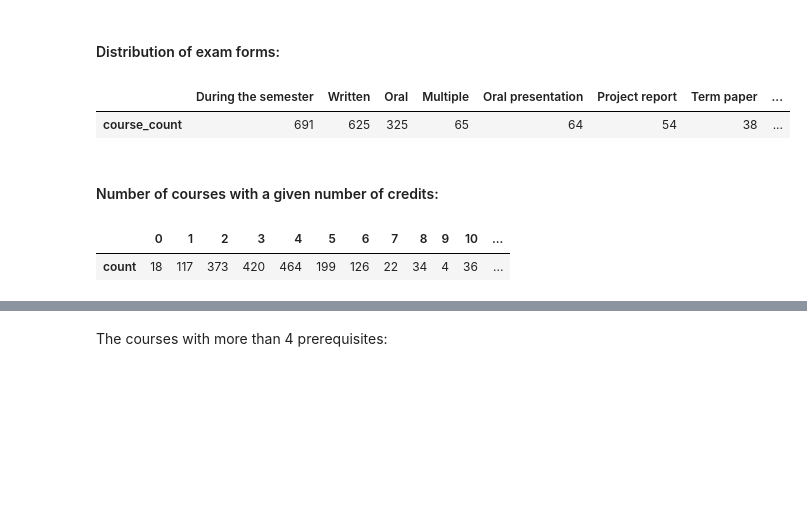
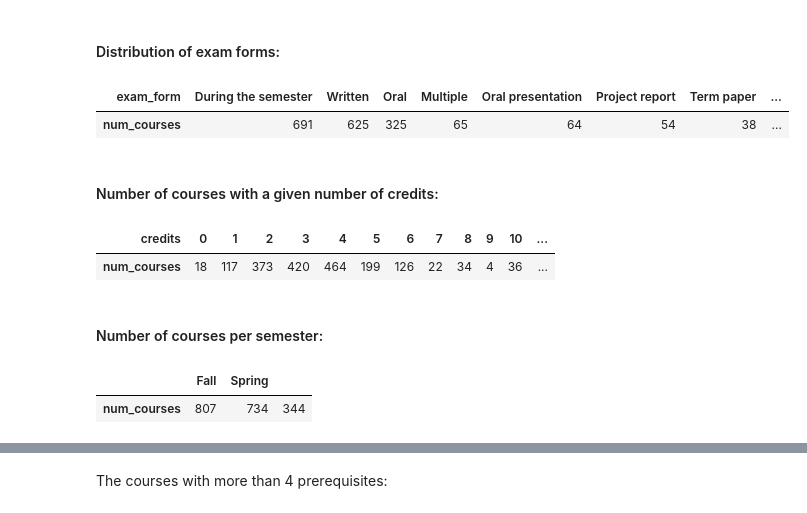
Before and after one commit to valentinoli/epfl-interactive-coursebook, a Jupyter notebook: python/analysis.ipynb, the cells around one changed output, grey strips where cells are left out. Drawn from its saved outputs; the diff is of its cells as text; code cells hidden in the pictures; blank space fills up the shorter version.

Commit message:
README: milestone 1, add stats tables and plots

```diff
--- a/python/analysis.ipynb
+++ b/python/analysis.ipynb
@@ -90,14 +134,37 @@ courses.head(5)
 # %% [markdown]
 #### Distribution of exam forms:
 # %%
-courses['exam_form'].value_counts().to_frame().rename(columns={'exam_form': 'course_count'}, index={'': 'None'}).T
+exam_forms_dist = (
+    courses['exam_form'].value_counts()
+    .to_frame('num_courses')
+    .rename_axis(index='exam_form')
+    .rename(index={'': 'None'}).T
+)
+
+exam_forms_dist
 # %% [output]
-|  | During the semester | Written | Oral | Multiple | Oral presentation | Project report | Term paper | ... |
-| course_count | 691 | 625 | 325 | 65 | 64 | 54 | 38 | ... |
+| exam_form | During the semester | Written | Oral | Multiple | Oral presentation | Project report | Term paper | ... |
+| num_courses | 691 | 625 | 325 | 65 | 64 | 54 | 38 | ... |
 # %% [markdown]
 #### Number of courses with a given number of credits:
 # %%
-courses['credits'].fillna(0).astype(int).value_counts().sort_index().to_frame().rename(columns={'credits': 'count'}).T
+credits_dist = (
+    courses['credits'].fillna(0)
+    .astype(int)
+    .value_counts()
+    .sort_index()
+    .rename_axis(index='credits')
+    .to_frame('num_courses').T
+)
+
+credits_dist
 # %% [output]
-|  | 0 | 1 | 2 | 3 | 4 | 5 | 6 | 7 | 8 | 9 | 10 | ... |
-| count | 18 | 117 | 373 | 420 | 464 | 199 | 126 | 22 | 34 | 4 | 36 | ... |
+| credits | 0 | 1 | 2 | 3 | 4 | 5 | 6 | 7 | 8 | 9 | 10 | ... |
+| num_courses | 18 | 117 | 373 | 420 | 464 | 199 | 126 | 22 | 34 | 4 | 36 | ... |
+# %% [markdown]
+#### Number of courses per semester:
+# %%
+courses['semester'].value_counts().to_frame('num_courses').T
+# %% [output]
+|  | Fall | Spring |  |
+| num_courses | 807 | 734 | 344 |
```
Also changed, not shown: parts of 23 cells of this notebook, 4 other files.
